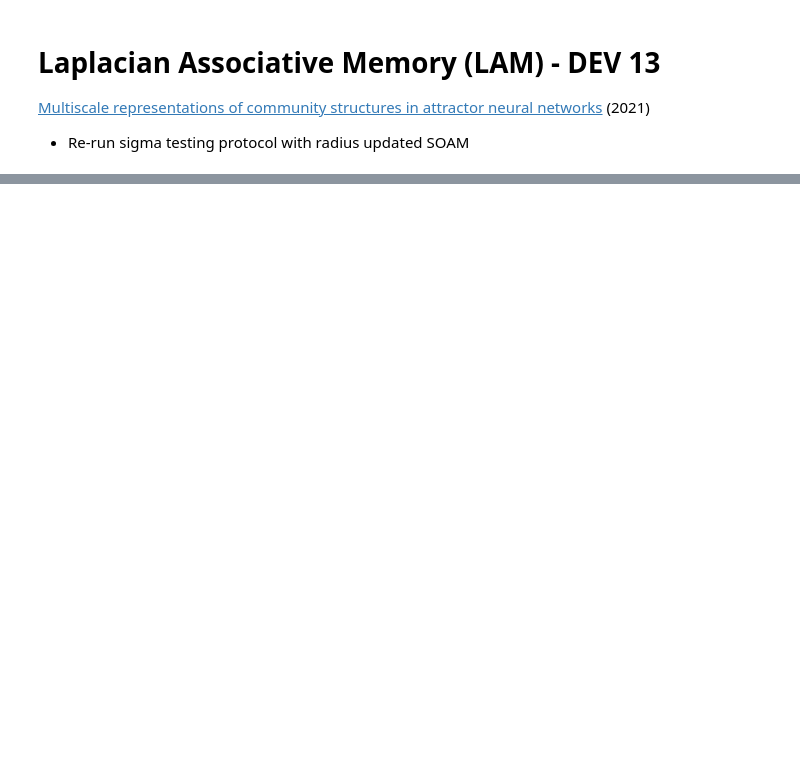
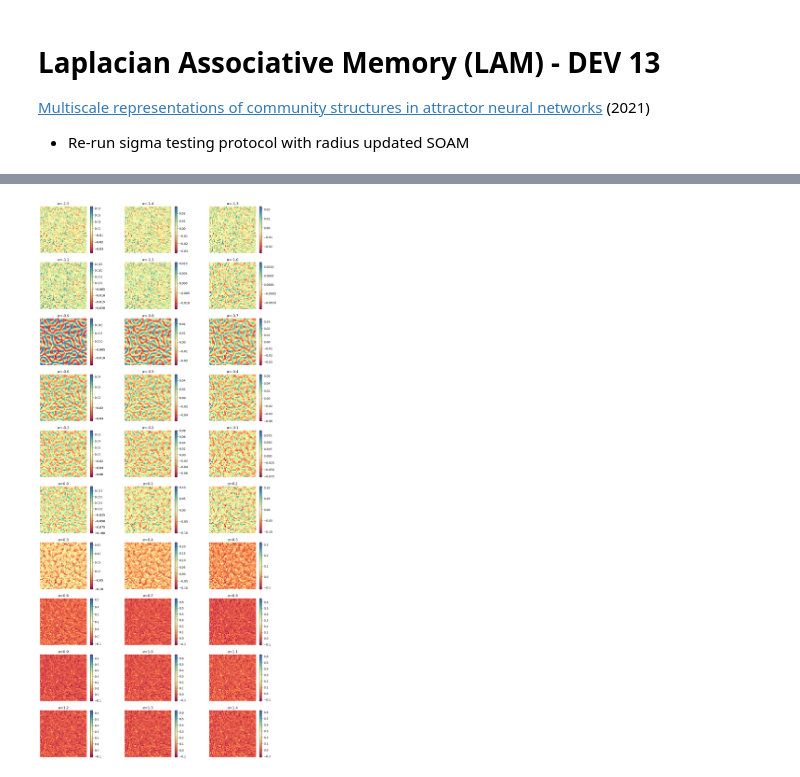
Before and after one commit to epochlab/LAM, a Jupyter notebook: lab/build_dev_15.ipynb, the cells around one changed output, grey strips where cells are left out. Saved outputs shown, nothing was run; the diff lists cells and outputs as text; code cells hidden in the pictures; blank space fills up the shorter version.

```diff
--- a/lab/build_dev_15.ipynb
+++ b/lab/build_dev_15.ipynb
@@ -63,11 +69,13 @@ for a_ind in tqdm(range(len(a_arr))):
 # %%
 # Pattern overlaps obtained after the simulation of LAM at different *α* values
 plt.figure(figsize=(15,70))
 for a_ind in range(len(a_arr)):
     a = np.around(a_arr[a_ind], decimals=1)
     m = m_hist[a_ind]
 
     plt.subplot(20, 3, a_ind+1)
-    plt.imshow(m.reshape((n_row,n_col)), cmap="Spectral", vmin=np.min(m), vmax=np.max(m))
+    plt.imshow(m.reshape(src.shape), cmap="Spectral", vmin=np.min(m), vmax=np.max(m))
     plt.axis("off"), plt.colorbar()
     plt.title(r"$\alpha$="+str(a))
+# %% [output]
+[figure, added]
```
Also changed, not shown: parts of 2 cells of this notebook.
